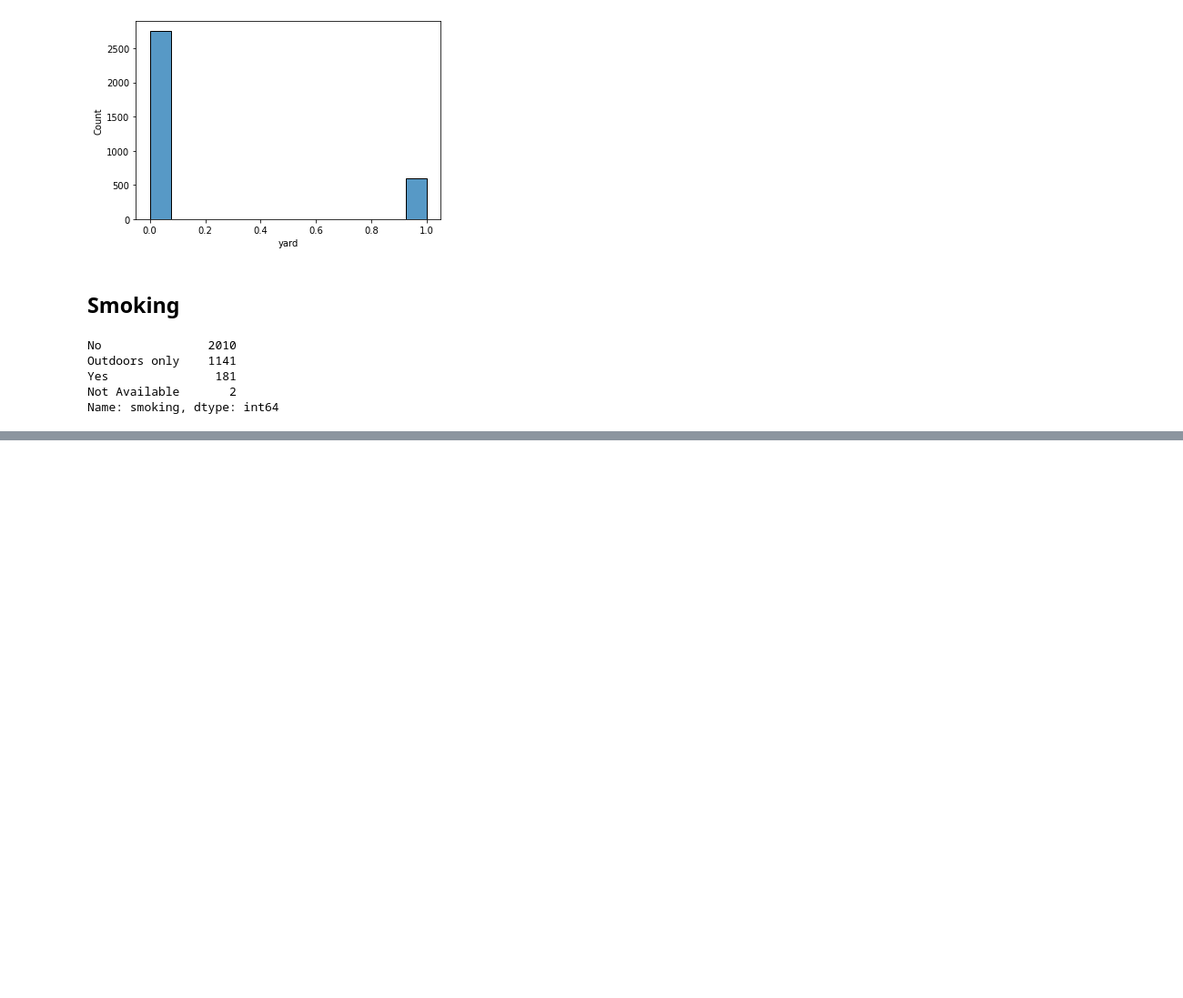
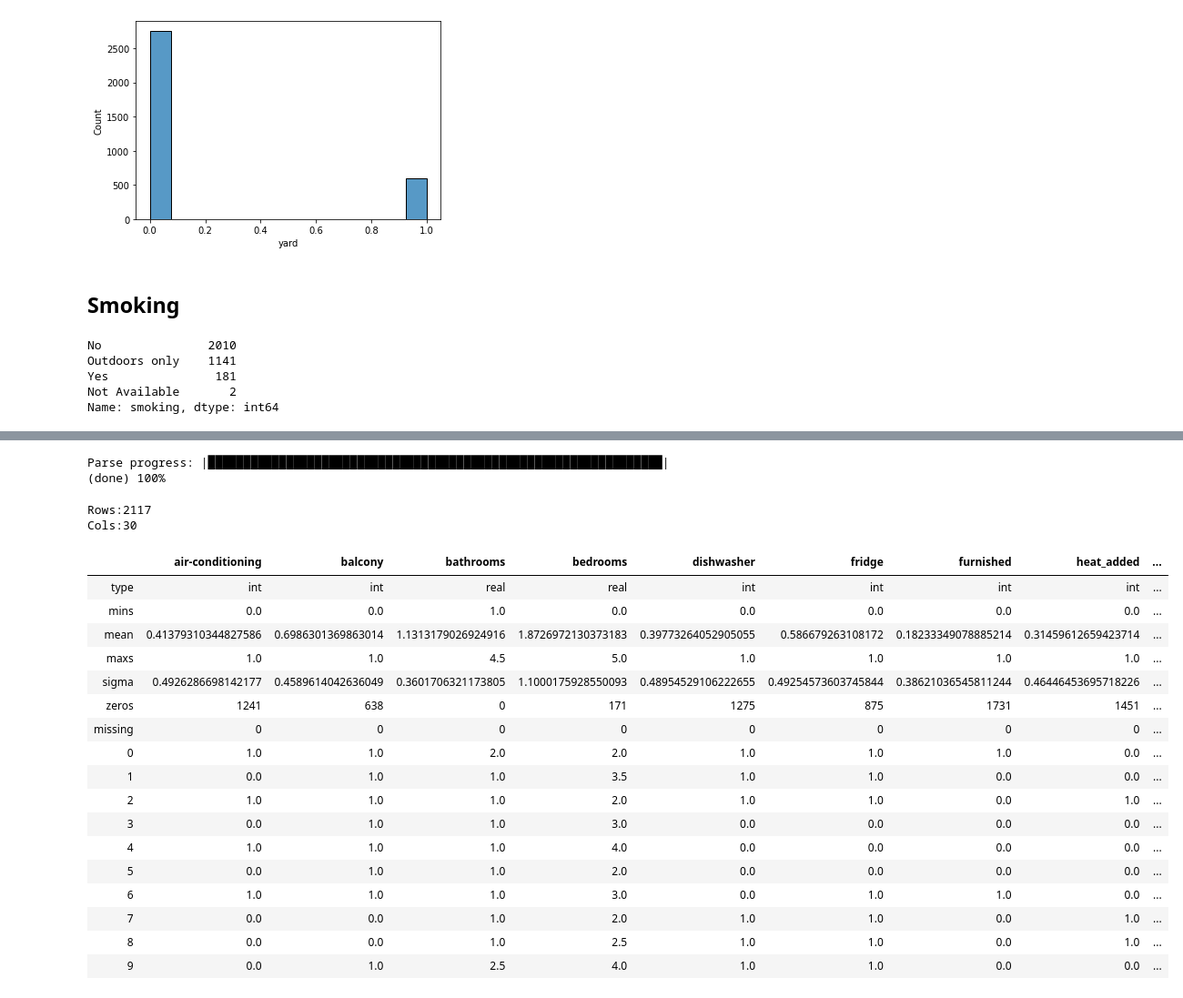
Before and after one commit to yashica95/canada-rent, a Jupyter notebook: rent_price.ipynb, the cells around one changed output, grey strips where cells are left out. Shown: that part at 91% size. Drawn from its saved outputs; the diff is of its cells as text; code cells hidden in the pictures; blank space fills up the shorter version.

```diff
--- a/rent_price.ipynb
+++ b/rent_price.ipynb
@@ -406,0 +718,3 @@ Name: 1, dtype: object
+# %%
+df = X_train.copy()
+df['price'] = y_train
@@ -406,0 +737,27 @@ Name: 1, dtype: object
+# %%
+train_df = h2o.H2OFrame(df)
+# %% [output]
+Parse progress: |████████████████████████████████████████████████████████████████| (done) 100%
+# %%
+train_df.describe()
+# %% [output]
+Rows:2117
+Cols:30
+|  | air-conditioning | balcony | bathrooms | bedrooms | dishwasher | fridge | furnished | heat_added | ... |
+| type | int | int | real | real | int | int | int | int | ... |
+| mins | 0.0 | 0.0 | 1.0 | 0.0 | 0.0 | 0.0 | 0.0 | 0.0 | ... |
+| mean | 0.41379310344827586 | 0.6986301369863014 | 1.1313179026924916 | 1.8726972130373183 | 0.39773264052905055 | 0.586679263108172 | 0.18233349078885214 | 0.31459612659423714 | ... |
+| maxs | 1.0 | 1.0 | 4.5 | 5.0 | 1.0 | 1.0 | 1.0 | 1.0 | ... |
+| sigma | 0.4926286698142177 | 0.4589614042636049 | 0.3601706321173805 | 1.1000175928550093 | 0.48954529106222655 | 0.49254573603745844 | 0.38621036545811244 | 0.46446453695718226 | ... |
+| zeros | 1241 | 638 | 0 | 171 | 1275 | 875 | 1731 | 1451 | ... |
+| missing | 0 | 0 | 0 | 0 | 0 | 0 | 0 | 0 | ... |
+| 0 | 1.0 | 1.0 | 2.0 | 2.0 | 1.0 | 1.0 | 1.0 | 0.0 | ... |
+| 1 | 0.0 | 1.0 | 1.0 | 3.5 | 1.0 | 1.0 | 0.0 | 0.0 | ... |
+| 2 | 1.0 | 1.0 | 1.0 | 2.0 | 1.0 | 1.0 | 0.0 | 1.0 | ... |
+| 3 | 0.0 | 1.0 | 1.0 | 3.0 | 0.0 | 0.0 | 0.0 | 0.0 | ... |
+| 4 | 1.0 | 1.0 | 1.0 | 4.0 | 0.0 | 0.0 | 0.0 | 0.0 | ... |
+| 5 | 0.0 | 1.0 | 1.0 | 2.0 | 0.0 | 0.0 | 0.0 | 0.0 | ... |
+| 6 | 1.0 | 1.0 | 1.0 | 3.0 | 0.0 | 1.0 | 1.0 | 0.0 | ... |
+| 7 | 0.0 | 0.0 | 1.0 | 2.0 | 1.0 | 1.0 | 0.0 | 1.0 | ... |
+| 8 | 0.0 | 0.0 | 1.0 | 2.5 | 1.0 | 1.0 | 0.0 | 1.0 | ... |
+| 9 | 0.0 | 1.0 | 2.5 | 4.0 | 1.0 | 1.0 | 0.0 | 0.0 | ... |
```
Also changed, not shown: parts of 65 cells of this notebook, 1 other file.
